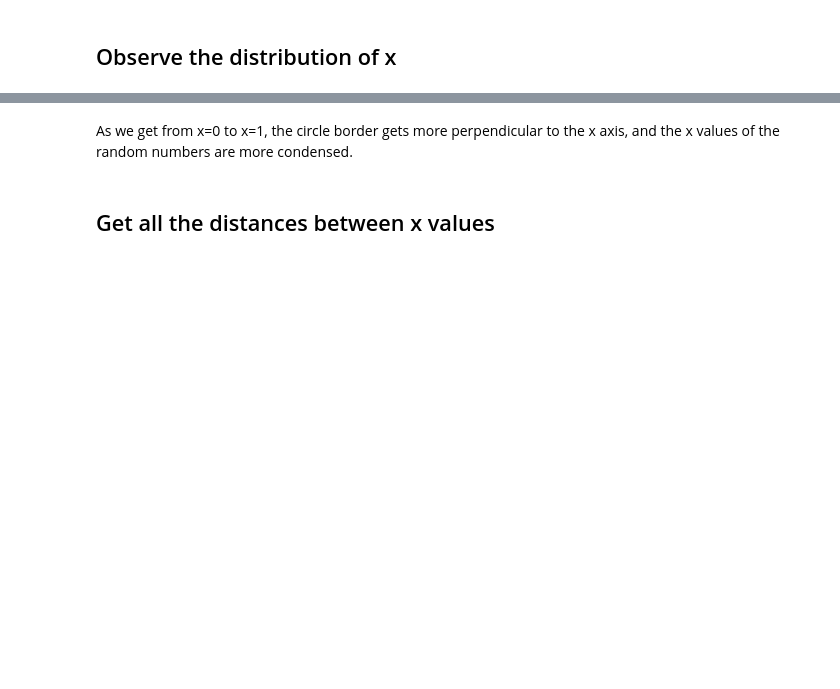
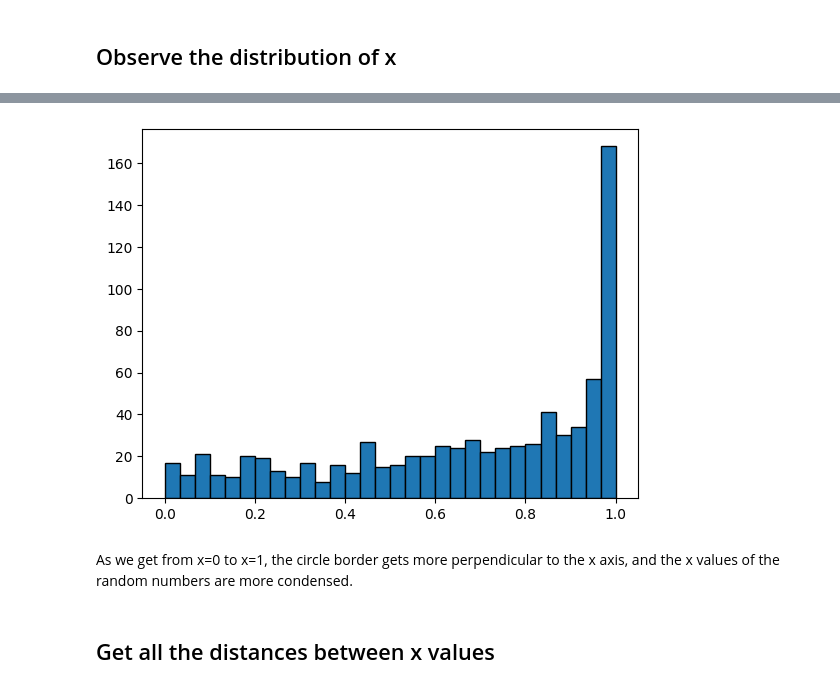
Before and after one commit to furkan/pi-carlo, a Jupyter notebook: pi_carlo.ipynb, the cells around one changed output, grey strips where cells are left out. Saved outputs shown, nothing was run; the diff lists cells and outputs as text; code cells hidden in the pictures; blank space fills up the shorter version.

```diff
--- a/pi_carlo.ipynb
+++ b/pi_carlo.ipynb
@@ -68,11 +71,2 @@ show_scatter(x, y)
 # %% [markdown]
 ## Observe the distribution of x
-# %%
-def show_histogram(x, bin_number: int = 30):
-    bins = np.linspace(np.min(x), np.max(x), bin_number)
-    hist, edges = np.histogram(x, density=True, bins=bins)
-    p = figure(toolbar_location=None)
-    p.quad(top=hist, bottom=0, left=edges[:-1], right=edges[1:])
-    show(p)
-
-show_histogram(x)
@@ -82,3 +73,11 @@ show_histogram(x)
+# %%
+def show_histogram(x, bins: int = 30):
+    plt.hist(x, bins=bins, edgecolor='black')
+    plt.show()
+
+show_histogram(x)
+# %% [output]
+[figure, added]
 # %% [markdown]
 As we get from x=0 to x=1, the circle border gets more perpendicular to the x axis, and the x values of the random numbers are more condensed.
 # %% [markdown]
```
Also changed, not shown: parts of 11 cells of this notebook.
